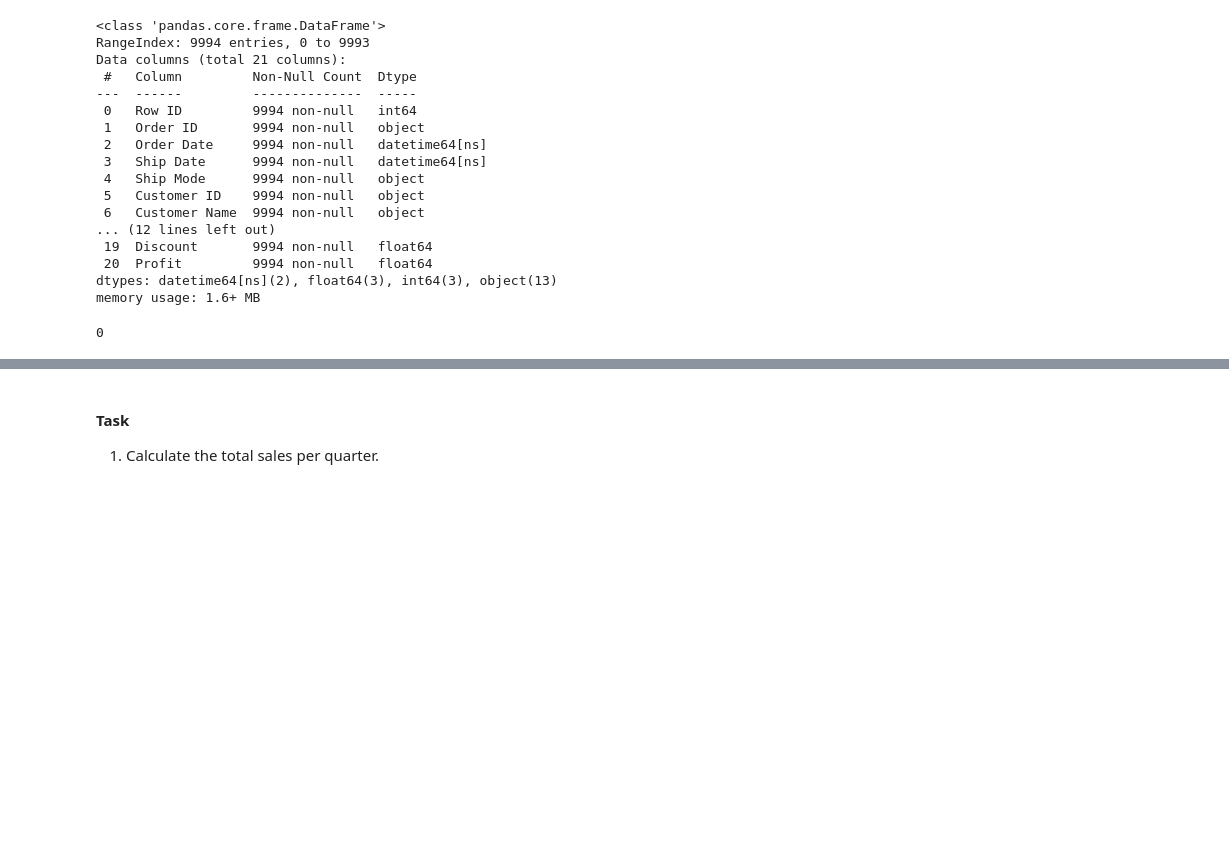
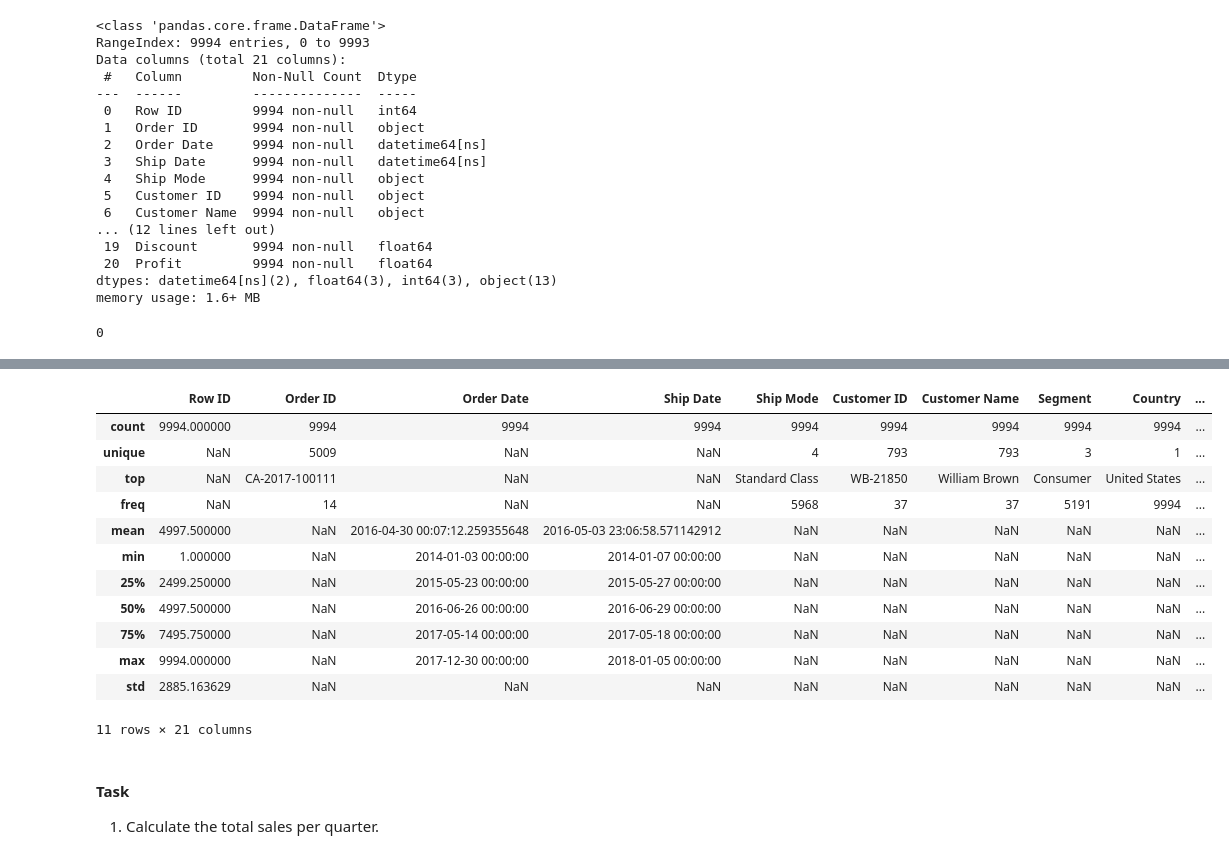
Before and after one commit to SurajPandey3269/Superstore-Dataset, a Jupyter notebook: main.ipynb, the cells around one changed output, grey strips where cells are left out. Drawn from its saved outputs; the diff is of its cells as text; code cells hidden in the pictures; blank space fills up the shorter version.

```diff
--- a/main.ipynb
+++ b/main.ipynb
@@ -79,3 +92,19 @@ df.duplicated().sum()
+# %%
+df.describe(include='all')
+# %% [output]
+|  | Row ID | Order ID | Order Date | Ship Date | Ship Mode | Customer ID | Customer Name | Segment | Country | ... |
+| count | 9994.000000 | 9994 | 9994 | 9994 | 9994 | 9994 | 9994 | 9994 | 9994 | ... |
+| unique | NaN | 5009 | NaN | NaN | 4 | 793 | 793 | 3 | 1 | ... |
+| top | NaN | CA-2017-100111 | NaN | NaN | Standard Class | WB-21850 | William Brown | Consumer | United States | ... |
+| freq | NaN | 14 | NaN | NaN | 5968 | 37 | 37 | 5191 | 9994 | ... |
+| mean | 4997.500000 | NaN | 2016-04-30 00:07:12.259355648 | 2016-05-03 23:06:58.571142912 | NaN | NaN | NaN | NaN | NaN | ... |
+| min | 1.000000 | NaN | 2014-01-03 00:00:00 | 2014-01-07 00:00:00 | NaN | NaN | NaN | NaN | NaN | ... |
+| 25% | 2499.250000 | NaN | 2015-05-23 00:00:00 | 2015-05-27 00:00:00 | NaN | NaN | NaN | NaN | NaN | ... |
+| 50% | 4997.500000 | NaN | 2016-06-26 00:00:00 | 2016-06-29 00:00:00 | NaN | NaN | NaN | NaN | NaN | ... |
+| 75% | 7495.750000 | NaN | 2017-05-14 00:00:00 | 2017-05-18 00:00:00 | NaN | NaN | NaN | NaN | NaN | ... |
+| max | 9994.000000 | NaN | 2017-12-30 00:00:00 | 2018-01-05 00:00:00 | NaN | NaN | NaN | NaN | NaN | ... |
+| std | 2885.163629 | NaN | NaN | NaN | NaN | NaN | NaN | NaN | NaN | ... |
+11 rows × 21 columns
 # %% [markdown]
 #### Task
 
```
Also changed, not shown: parts of 5 cells of this notebook.
